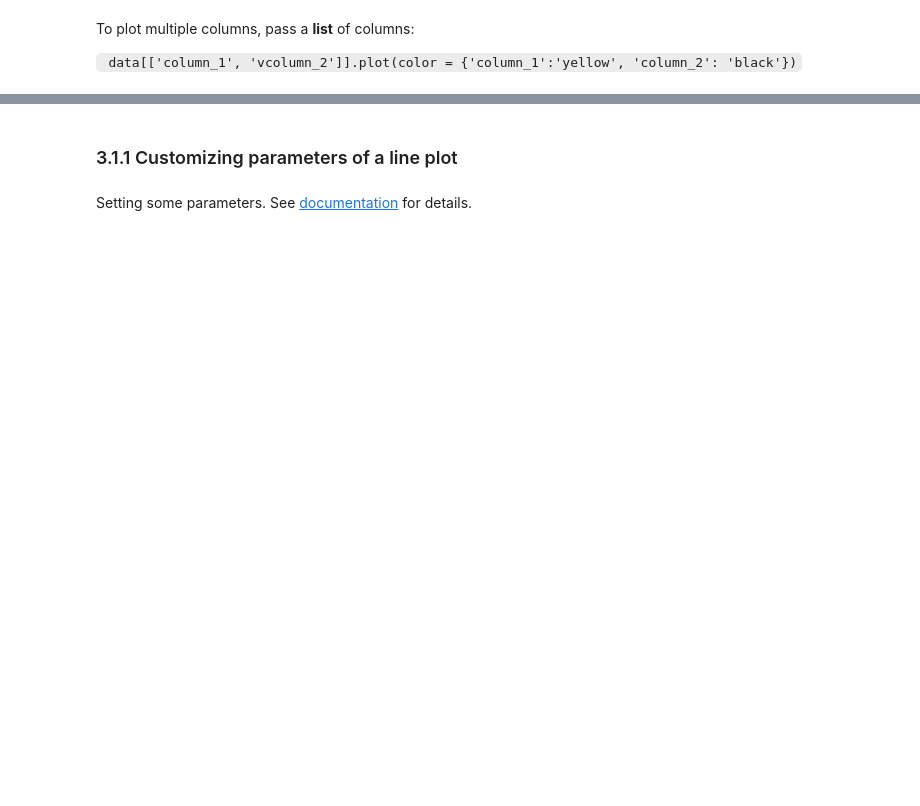
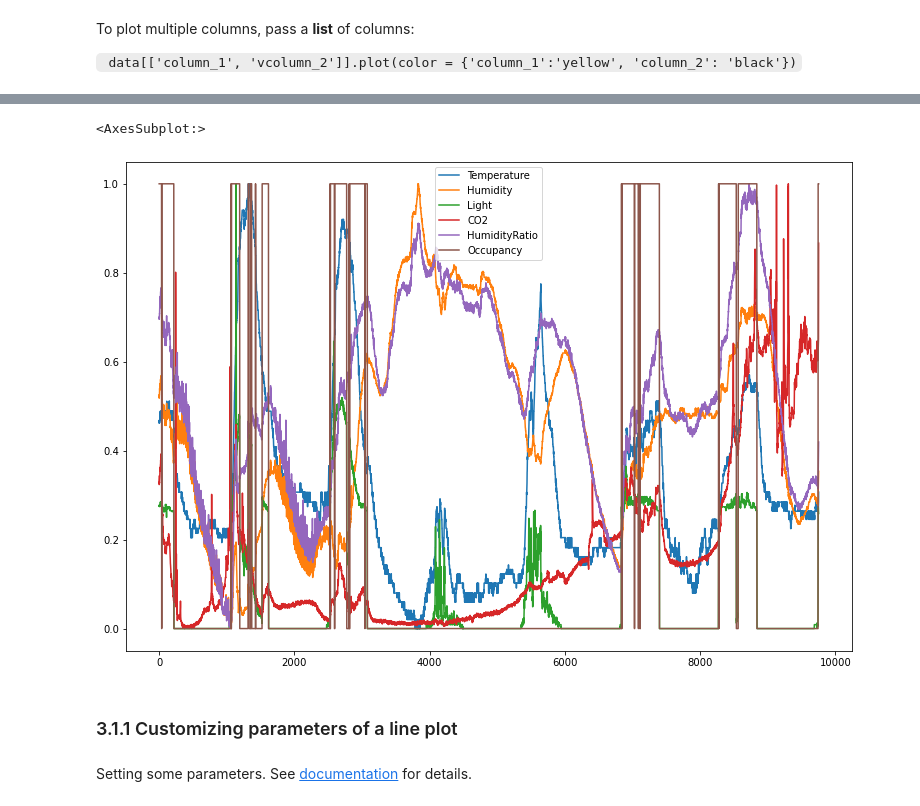
Before and after one commit to thomasstxyz/fhb-mcce-aktt1-teja-aktt2-jupyter-1, a Jupyter notebook: notebooks/3 Visualizing using Pandas-posted.ipynb, the cells around one changed output, grey strips where cells are left out. Drawn from its saved outputs; the diff is of its cells as text; code cells hidden in the pictures; blank space fills up the shorter version.

```diff
--- a/notebooks/3 Visualizing using Pandas-posted.ipynb
+++ b/notebooks/3 Visualizing using Pandas-posted.ipynb
@@ -82,3 +127,8 @@ To plot multiple columns, pass a **list** of columns:
+# %%
+data_norm.plot()
+# %% [output]
+<AxesSubplot:>
+[figure, added]
 # %% [markdown]
 ### 3.1.1 Customizing parameters of a line plot
 # %% [markdown]
```
Also changed, not shown: parts of 39 cells of this notebook, 1 other file.
